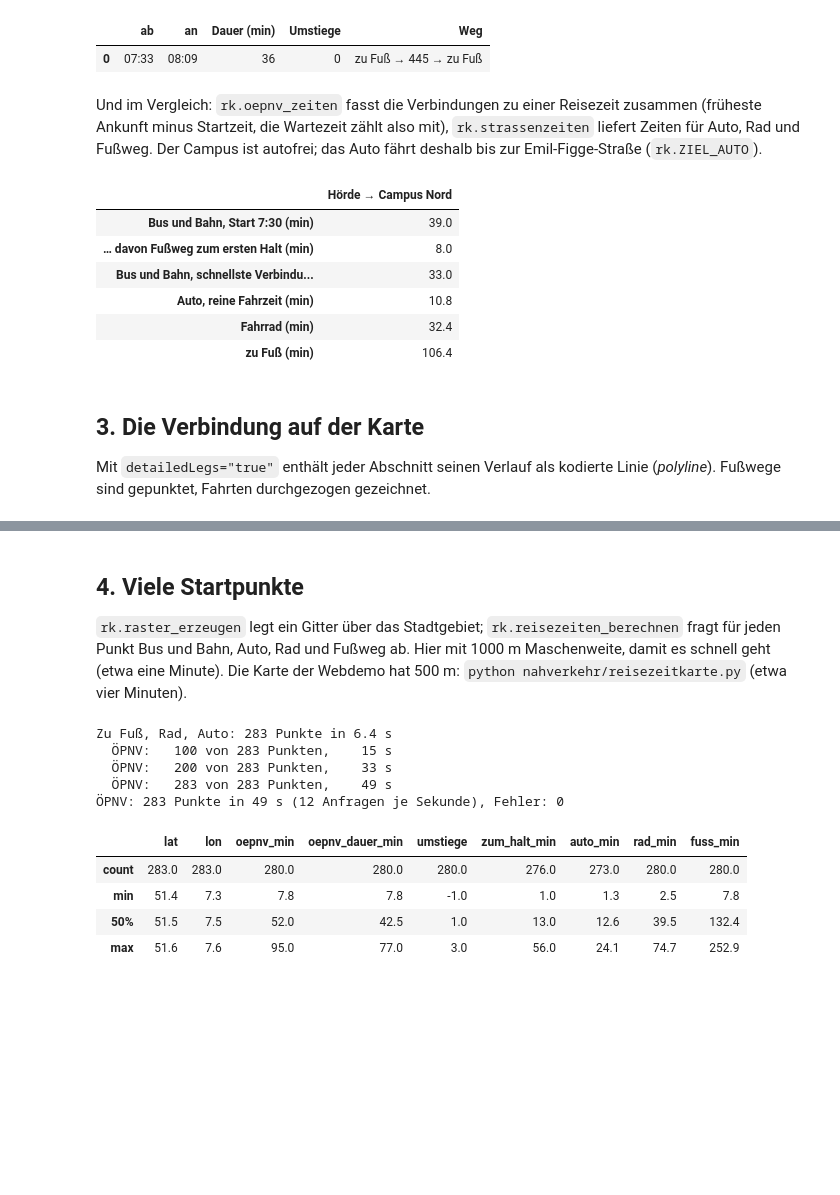
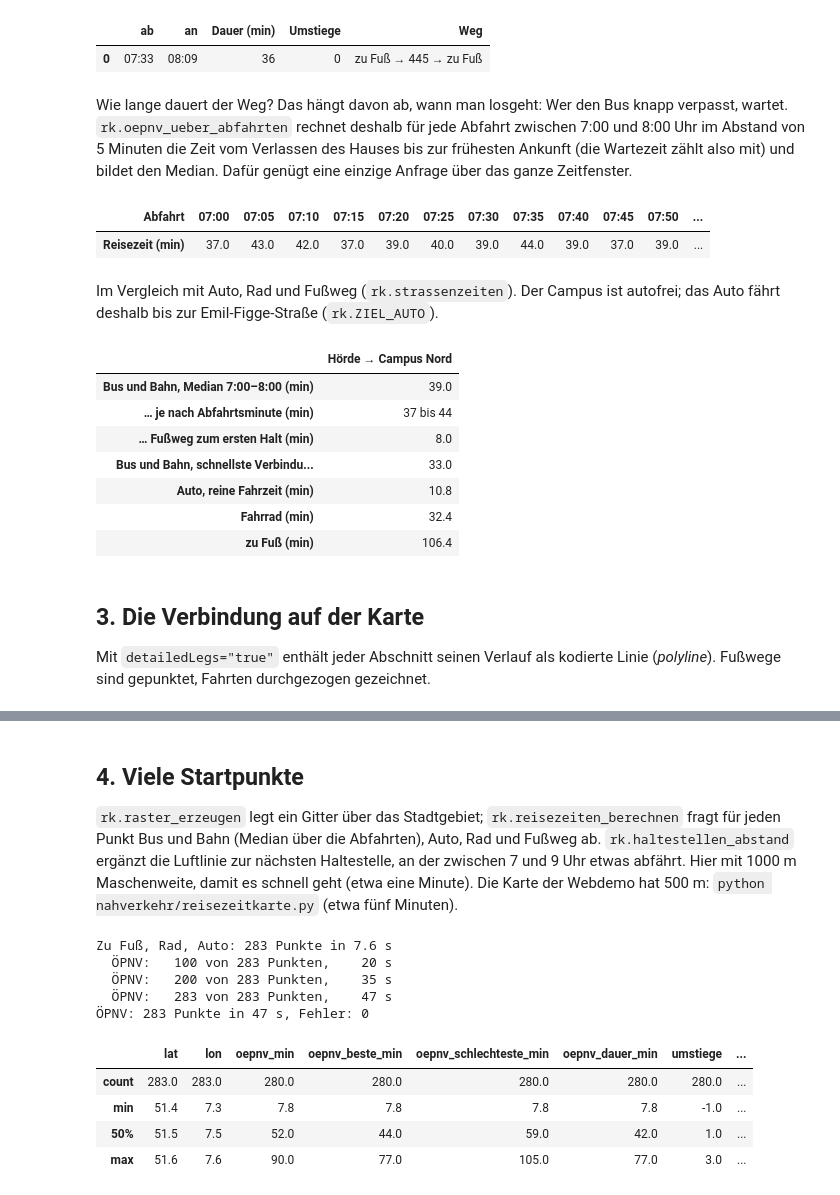
Before and after one commit to ls11ae/iun-routenplanung, a Jupyter notebook: nahverkehr/reisezeiten_motis.ipynb, the cells around one changed output, grey strips where cells are left out. Cells and saved outputs as stored; diff of their text form; code cells hidden in the pictures; blank space fills up the shorter version.

```diff
--- a/nahverkehr/reisezeiten_motis.ipynb
+++ b/nahverkehr/reisezeiten_motis.ipynb
@@ -51,7 +51,8 @@ beginn = max(von, date.today())
 TAG = beginn + timedelta(days=(1 - beginn.weekday()) % 7)          # 1 = Dienstag
 if TAG > bis:
     TAG = bis - timedelta(days=(bis.weekday() - 1) % 7)
-ABFAHRT = rk.zeitpunkt(TAG.isoformat(), "07:30")                   # Ortszeit
+ABFAHRT = rk.zeitpunkt(TAG.isoformat(), "07:30")                   # eine einzelne Abfahrt (Ortszeit)
+ZEITEN = rk.abfahrten(rk.zeitpunkt(TAG.isoformat(), "07:00"), rk.zeitpunkt(TAG.isoformat(), "08:00"), 5)
 wochentag = ["Montag", "Dienstag", "Mittwoch", "Donnerstag", "Freitag", "Samstag", "Sonntag"][TAG.weekday()]
 print(f"Start: {wochentag}, {ABFAHRT:%d.%m.%Y, %H:%M} Uhr | in UTC: {rk.als_utc(ABFAHRT)}")
 # %% [output]
@@ -80,25 +81,37 @@ als_tabelle(verbindungen)
 # %% [output]
 |  | ab | an | Dauer (min) | Umstiege | Weg |
 | 0 | 07:33 | 08:09 | 36 | 0 | zu Fuß → 445 → zu Fuß |
+# %% [markdown]
+Wie lange dauert der Weg? Das hängt davon ab, wann man losgeht: Wer den Bus knapp verpasst,
+wartet. `rk.oepnv_ueber_abfahrten` rechnet deshalb für jede Abfahrt zwischen 7:00 und
+8:00 Uhr im Abstand von 5 Minuten die Zeit vom Verlassen des Hauses bis zur frühesten
+Ankunft (die Wartezeit zählt also mit) und bildet den Median. Dafür genügt eine einzige
+Anfrage über das ganze Zeitfenster.
+# %%
+fuss = rk.strassenzeiten([START], ZIEL, "WALK")[0]
+oepnv = rk.oepnv_ueber_abfahrten(START, ZIEL, ZEITEN, fuss)
+pd.DataFrame({"Abfahrt": [t.strftime("%H:%M") for t in ZEITEN], "Reisezeit (min)": oepnv["je_abfahrt"]}).set_index("Abfahrt").T
+# %% [output]
+| Abfahrt | 07:00 | 07:05 | 07:10 | 07:15 | 07:20 | 07:25 | 07:30 | 07:35 | 07:40 | 07:45 | 07:50 | ... |
+| Reisezeit (min) | 37.0 | 43.0 | 42.0 | 37.0 | 39.0 | 40.0 | 39.0 | 44.0 | 39.0 | 37.0 | 39.0 | ... |
 # %% [markdown]
-Und im Vergleich: `rk.oepnv_zeiten` fasst die Verbindungen zu einer Reisezeit zusammen
-(früheste Ankunft minus Startzeit, die Wartezeit zählt also mit), `rk.strassenzeiten`
-liefert Zeiten für Auto, Rad und Fußweg. Der Campus ist autofrei; das Auto fährt deshalb
-bis zur Emil-Figge-Straße (`rk.ZIEL_AUTO`).
+Im Vergleich mit Auto, Rad und Fußweg (`rk.strassenzeiten`). Der Campus ist autofrei; das
+Auto fährt deshalb bis zur Emil-Figge-Straße (`rk.ZIEL_AUTO`).
 # %%
-oepnv = rk.oepnv_zeiten(START, ZIEL, ABFAHRT)
 pd.Series({
-    "Bus und Bahn, Start 7:30 (min)": oepnv["min"],
-    "… davon Fußweg zum ersten Halt (min)": oepnv["zum_halt_min"],
+    "Bus und Bahn, Median 7:00–8:00 (min)": oepnv["min"],
+    "… je nach Abfahrtsminute (min)": f"{oepnv['beste_min']:.0f} bis {oepnv['schlechteste_min']:.0f}",
+    "… Fußweg zum ersten Halt (min)": oepnv["zum_halt_min"],
     "Bus und Bahn, schnellste Verbindung ohne Warten (min)": oepnv["dauer_min"],
     "Auto, reine Fahrzeit (min)": rk.strassenzeiten([START], rk.ZIEL_AUTO, "CAR")[0],
     "Fahrrad (min)": rk.strassenzeiten([START], ZIEL, "BIKE")[0],
-    "zu Fuß (min)": rk.strassenzeiten([START], ZIEL, "WALK")[0],
+    "zu Fuß (min)": fuss,
 }, name="Hörde → Campus Nord").to_frame()
 # %% [output]
 |  | Hörde → Campus Nord |
-| Bus und Bahn, Start 7:30 (min) | 39.0 |
-| … davon Fußweg zum ersten Halt (min) | 8.0 |
+| Bus und Bahn, Median 7:00–8:00 (min) | 39.0 |
+| … je nach Abfahrtsminute (min) | 37 bis 44 |
+| … Fußweg zum ersten Halt (min) | 8.0 |
 | Bus und Bahn, schnellste Verbindu... | 33.0 |
 | Auto, reine Fahrzeit (min) | 10.8 |
 | Fahrrad (min) | 32.4 |
@@ -149,26 +162,28 @@ karte
 ## 4. Viele Startpunkte
 
 `rk.raster_erzeugen` legt ein Gitter über das Stadtgebiet; `rk.reisezeiten_berechnen`
-fragt für jeden Punkt Bus und Bahn, Auto, Rad und Fußweg ab. Hier mit 1000 m Maschenweite,
-damit es schnell geht (etwa eine Minute). Die Karte der Webdemo hat 500 m:
-`python nahverkehr/reisezeitkarte.py` (etwa vier Minuten).
+fragt für jeden Punkt Bus und Bahn (Median über die Abfahrten), Auto, Rad und Fußweg ab.
+`rk.haltestellen_abstand` ergänzt die Luftlinie zur nächsten Haltestelle, an der zwischen
+7 und 9 Uhr etwas abfährt. Hier mit 1000 m Maschenweite, damit es schnell geht (etwa eine
+Minute). Die Karte der Webdemo hat 500 m: `python nahverkehr/reisezeitkarte.py` (etwa fünf Minuten).
 # %%
 RASTER = 1000
 punkte = rk.raster_erzeugen(rk.grenze_laden(), RASTER)
-zellen = rk.reisezeiten_berechnen(punkte, abfahrt=ABFAHRT)
+zellen = rk.reisezeiten_berechnen(punkte, ZEITEN)
+zellen["halt_m"] = rk.haltestellen_abstand(punkte, TAG)
 t = pd.DataFrame(zellen)
 t.describe().loc[["count", "min", "50%", "max"]].round(1)
 # %% [output]
-Zu Fuß, Rad, Auto: 283 Punkte in 6.4 s
-  ÖPNV:   100 von 283 Punkten,    15 s
-  ÖPNV:   200 von 283 Punkten,    33 s
-  ÖPNV:   283 von 283 Punkten,    49 s
-ÖPNV: 283 Punkte in 49 s (12 Anfragen je Sekunde), Fehler: 0
+Zu Fuß, Rad, Auto: 283 Punkte in 7.6 s
+  ÖPNV:   100 von 283 Punkten,    20 s
+  ÖPNV:   200 von 283 Punkten,    35 s
+  ÖPNV:   283 von 283 Punkten,    47 s
+ÖPNV: 283 Punkte in 47 s, Fehler: 0
-|  | lat | lon | oepnv_min | oepnv_dauer_min | umstiege | zum_halt_min | auto_min | rad_min | fuss_min |
-| count | 283.0 | 283.0 | 280.0 | 280.0 | 280.0 | 276.0 | 273.0 | 280.0 | 280.0 |
-| min | 51.4 | 7.3 | 7.8 | 7.8 | -1.0 | 1.0 | 1.3 | 2.5 | 7.8 |
-| 50% | 51.5 | 7.5 | 52.0 | 42.5 | 1.0 | 13.0 | 12.6 | 39.5 | 132.4 |
-| max | 51.6 | 7.6 | 95.0 | 77.0 | 3.0 | 56.0 | 24.1 | 74.7 | 252.9 |
+|  | lat | lon | oepnv_min | oepnv_beste_min | oepnv_schlechteste_min | oepnv_dauer_min | umstiege | ... |
+| count | 283.0 | 283.0 | 280.0 | 280.0 | 280.0 | 280.0 | 280.0 | ... |
+| min | 51.4 | 7.3 | 7.8 | 7.8 | 7.8 | 7.8 | -1.0 | ... |
+| 50% | 51.5 | 7.5 | 52.0 | 44.0 | 59.0 | 42.0 | 1.0 | ... |
+| max | 51.6 | 7.6 | 90.0 | 77.0 | 105.0 | 77.0 | 3.0 | ... |
 # %% [markdown]
 ## 5. Das Verhältnis und die Karte
 
```
Also changed, not shown: parts of 4 cells of this notebook, 10 other files.
